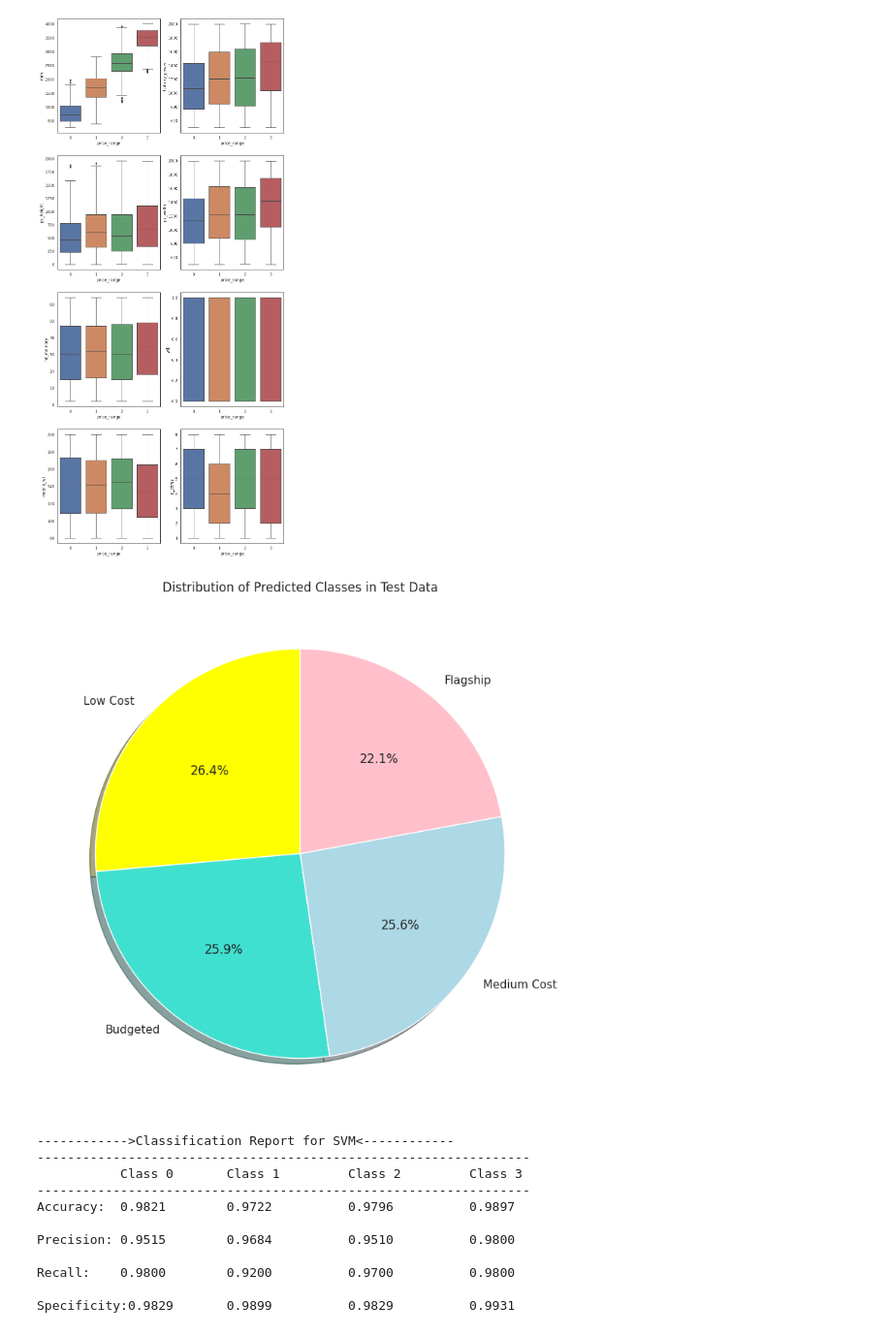
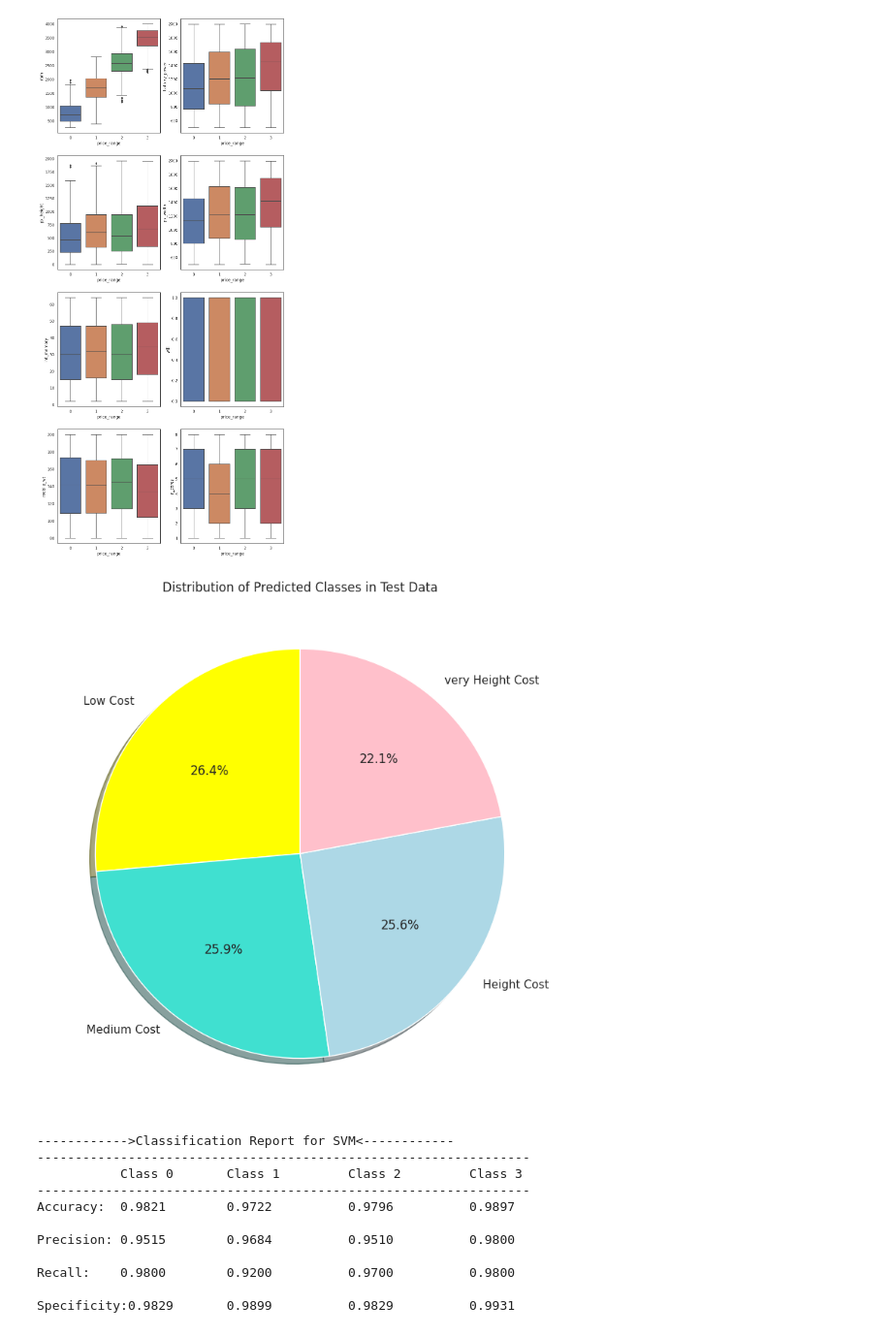
Before and after one commit to M7mdNassar/Mobile-Price-Classification, a Jupyter notebook: Mobile_Price_Classification_Project.ipynb, the cells around one changed output. Shown at 97% size. Cells and saved outputs as stored; diff of their text form; code cells hidden in the pictures.

```diff
--- a/Mobile_Price_Classification_Project.ipynb
+++ b/Mobile_Price_Classification_Project.ipynb
@@ -362,20 +361,20 @@ test = sc.fit_transform(test_data)
 # %%
 # Prediction
 predicted_price_range = svm.predict(test)
 
 test_data['price_range'] = predicted_price_range
 
-labels = ["Low Cost", "Budgeted", "Medium Cost", "Flagship"]
+labels = ["Low Cost", "Medium Cost", "Height Cost", "very Height Cost"]
 labels = list(labels)
 values = test_data['price_range'].value_counts().values
 colors = ['yellow','turquoise','lightblue', 'pink']
 plt.rcParams['figure.figsize'] = (12,9)
 fig1, ax1 = plt.subplots()
 ax1.pie(values, labels=labels, colors=colors, autopct='%1.1f%%', shadow=True, startangle=90)
 ax1.set_title('Distribution of Predicted Classes in Test Data')
 plt.show()
 # %% [output]
-[figure, old version]
+[figure, new version]
 # %%
 #------------>CLassification Report<------------
 
```
Also changed, not shown: parts of 15 cells of this notebook.
